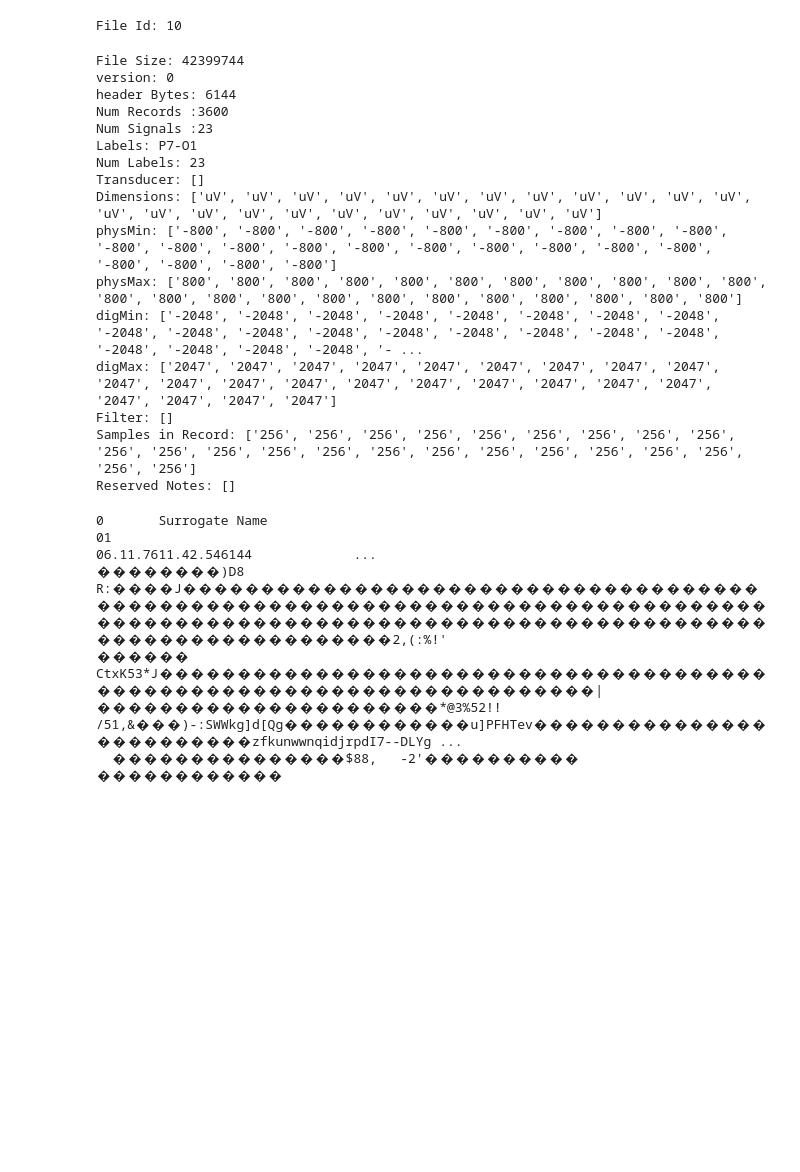
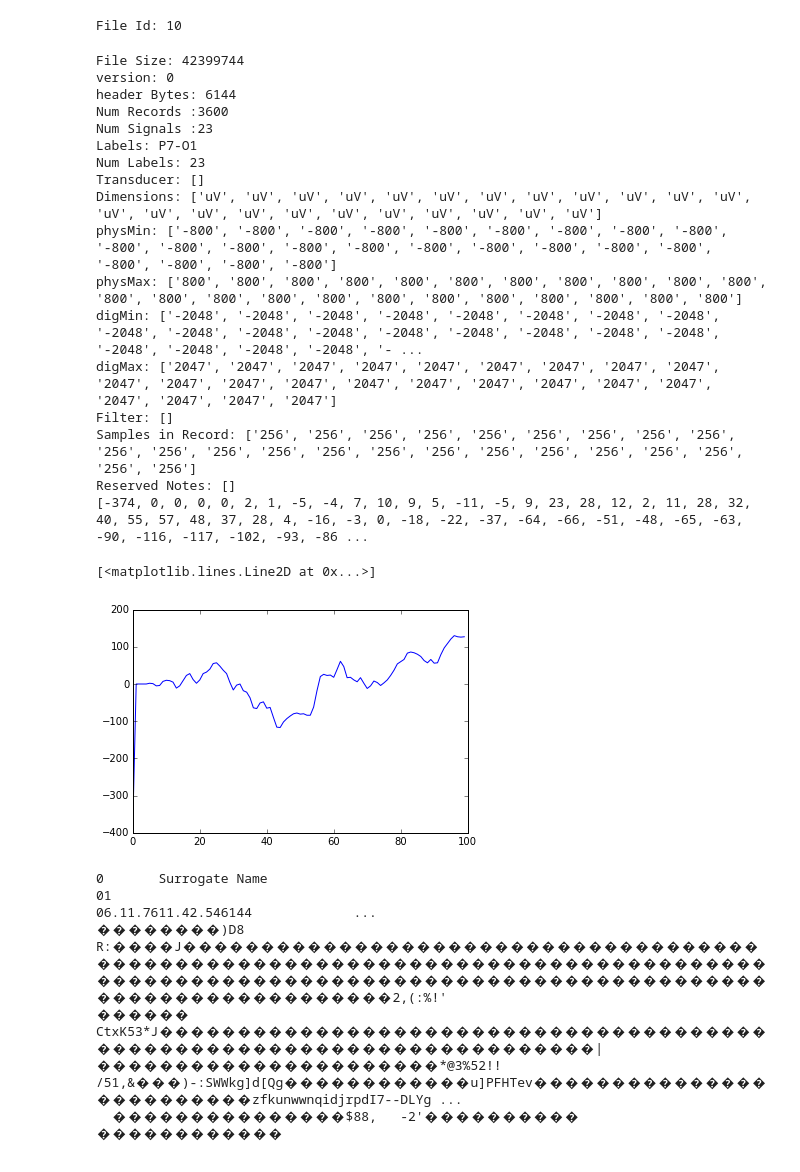
Before and after one commit to UC89/quantitativeEEG, a Jupyter notebook: edfReader.ipynb, the cells around one changed output. Saved outputs shown, nothing was run; the diff lists cells and outputs as text; code cells hidden in the pictures; blank space fills up the shorter version.

Commit message:
Basic plot of data, parse actual EEG values from 2 byte binary values

```diff
--- a/edfReader.ipynb
+++ b/edfReader.ipynb
@@ -102,6 +109,15 @@ class edfData(object):
         print "Filter: "+str(self.preFilter)
         print "Samples in Record: "+str(self.samplesInRecord)
         print "Reserved Notes: "+str(self.reservedNotes)
+
+        self.sampleDataList = []
+
+        for i in xrange(100):
+            self.sampleDataList.append(struct.unpack('h',self.edfRawData.read(2))[0])
+
+        print self.sampleDataList
+
+        #print "Raw Data 1"+str(float(dataSample))
 # %%
 fileSize = os.path.getsize('edfReader.ipynb')
 print fileSize
@@ -141,6 +157,13 @@ digMax: ['2047', '2047', '2047', '2047', '2047', '2047', '2047', '2047', '2047',
 Filter: []
 Samples in Record: ['256', '256', '256', '256', '256', '256', '256', '256', '256', '256', '256', '256', '256', '256', '256', '256', '256', '256', '256', '256', '256', '256', '256']
 Reserved Notes: []
+[-374, 0, 0, 0, 0, 2, 1, -5, -4, 7, 10, 9, 5, -11, -5, 9, 23, 28, 12, 2, 11, 28, 32, 40, 55, 57, 48, 37, 28, 4, -16, -3, 0, -18, -22, -37, -64, -66, -51, -48, -65, -63, -90, -116, -117, -102, -93, -86 ...
+# %%
+plt.figure()
+plt.plot(edfFile1.sampleDataList)
+# %% [output]
+[<matplotlib.lines.Line2D at 0x...>]
+[figure, added]
 # %%
 testBits = edfFile1.readBitsTest()
 print testBits
```
Also changed, not shown: parts of 3 cells of this notebook.
